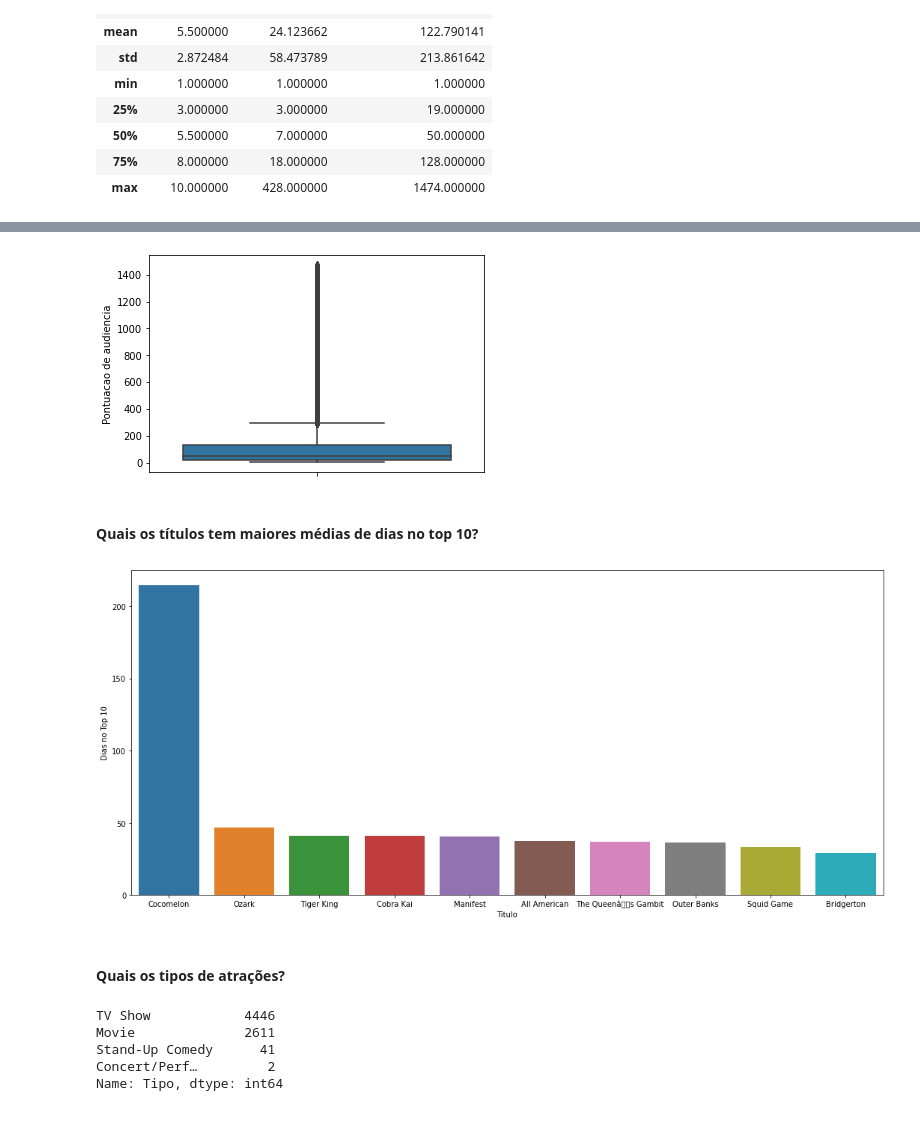
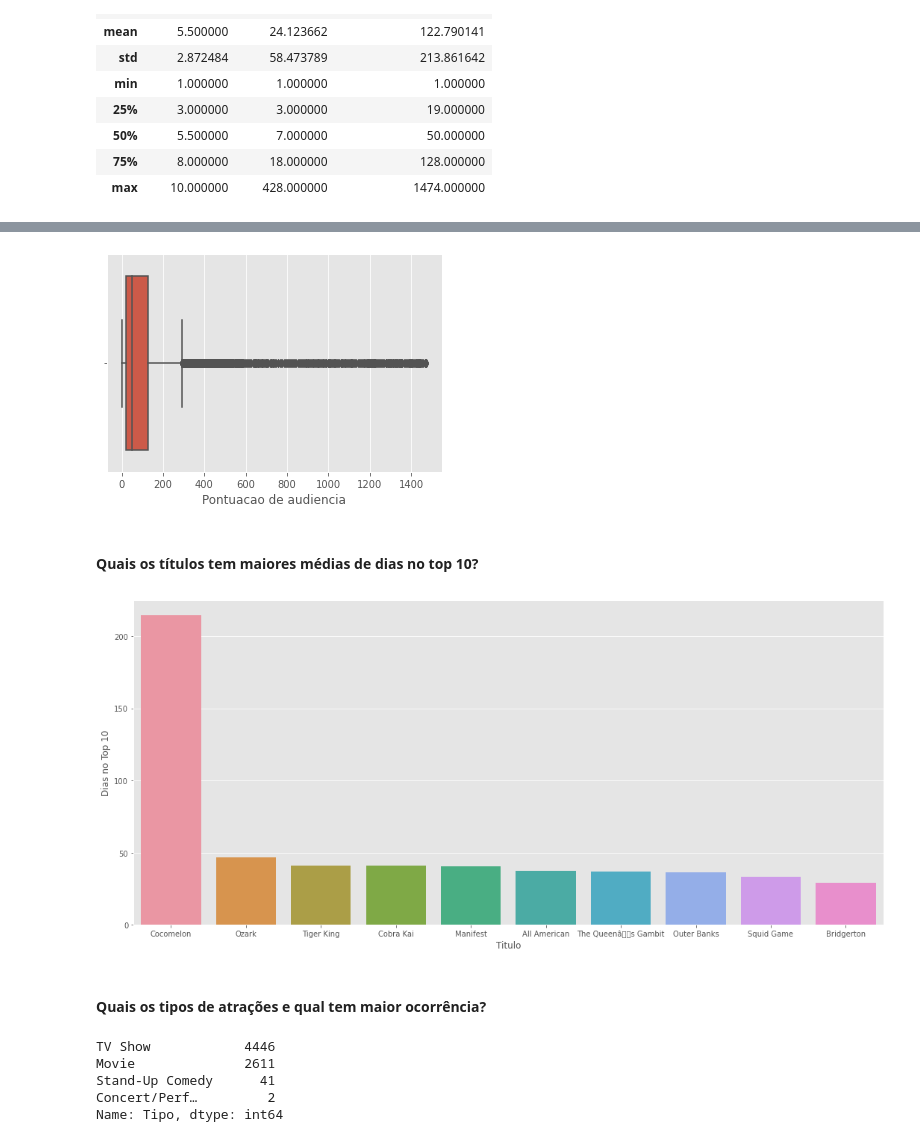
Before and after one commit to Blf100/Analise-de-dados-Netflix, a Jupyter notebook: Netflix.ipynb, the cells around one changed output, grey strips where cells are left out. Saved outputs shown, nothing was run; the diff lists cells and outputs as text; code cells hidden in the pictures.

```diff
--- a/Netflix.ipynb
+++ b/Netflix.ipynb
@@ -10,7 +10,8 @@ O dataset utilizado nessa análise apresenta informações das 10 atrações mai
 import pandas as pd
 import numpy as np
 import matplotlib.pyplot as plt
-import seaborn as sn
+import seaborn as sns
+plt.style.use('ggplot')
 import warnings
 warnings.filterwarnings("ignore")
 # %% [markdown]
@@ -133,8 +134,8 @@ sns.histplot(base, x='Pontuacao de audiencia');
 # %%
 # Boxplot de Pontuação de Audiência
-sns.boxplot(y=base['Pontuacao de audiencia']);
+sns.boxplot(x=base['Pontuacao de audiencia']);
 # %% [output]
-[figure, old version]
+[figure, new version]
 # %% [markdown]
 #### Quais os títulos tem maiores médias de dias no top 10?
 # %%
@@ -146,9 +147,9 @@ media_dias_top10 = base.groupby('Titulo').agg(
 graf_barras_media_dias_top10= plt.figure(figsize=(18,8))
 sns.barplot(x=media_dias_top10['Titulo'], y=media_dias_top10['Dias no Top 10']);
 # %% [output]
-[figure, old version]
+[figure, new version]
 # %% [markdown]
-#### Quais os tipos de atrações?
+#### Quais os tipos de atrações e qual tem maior ocorrência?
 # %%
 base['Tipo'].value_counts()
 # %% [output]
```
Also changed, not shown: parts of 17 cells of this notebook.
